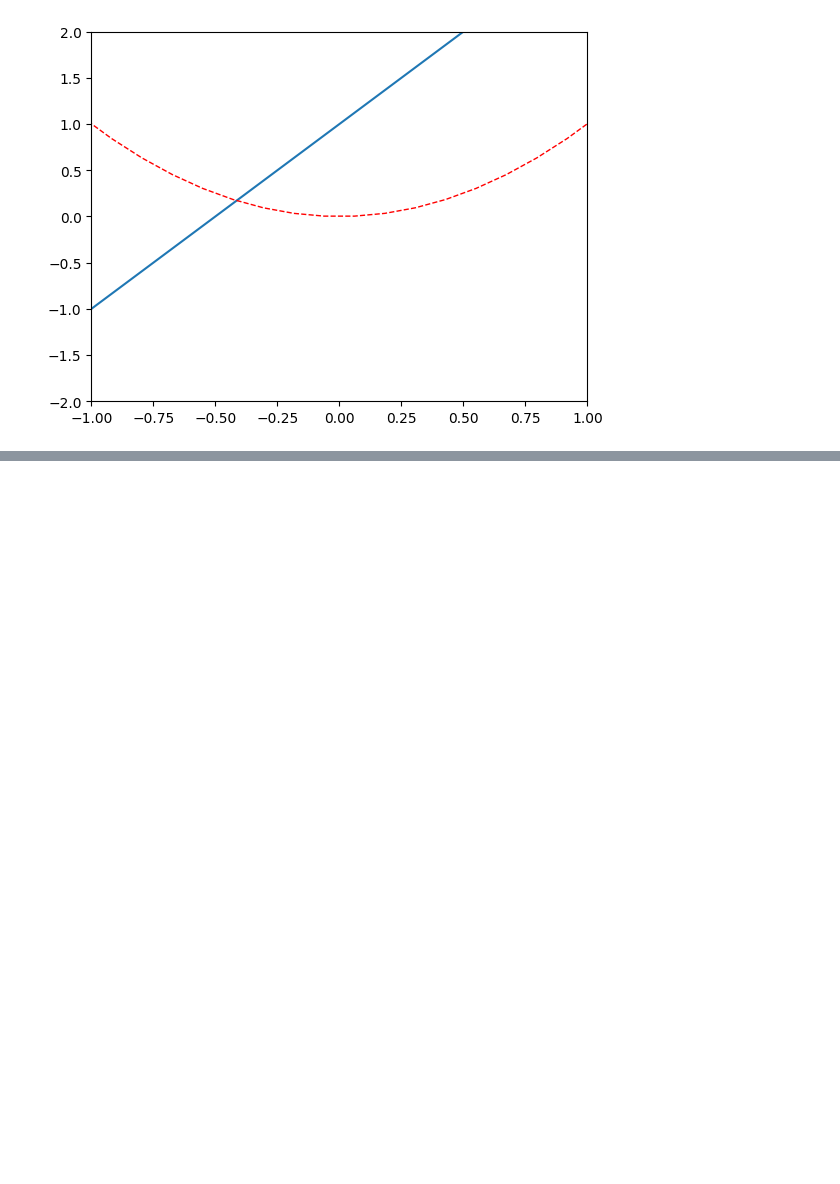
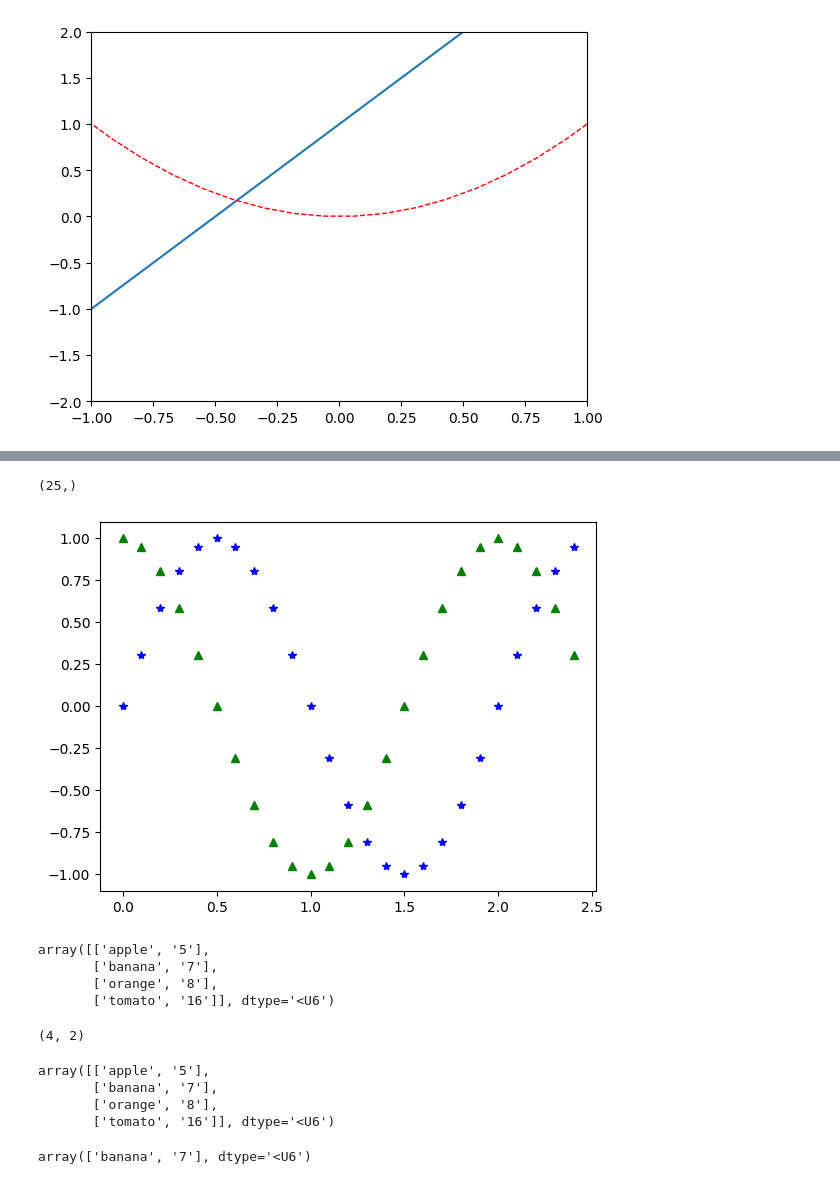
Before and after one commit to HUI-FEN/20230224, a Jupyter notebook: lesson14/lesson14_3.ipynb, the cells around one changed output, grey strips where cells are left out. Cells and saved outputs as stored; diff of their text form; code cells hidden in the pictures; blank space fills up the shorter version.

```diff
--- a/lesson14/lesson14_3.ipynb
+++ b/lesson14/lesson14_3.ipynb
@@ -40,0 +71,42 @@ axes.set_ylim(-2,2)
+# %%
+import math
+array_x = np.arange(0,2.5,0.1)
+display(array_x.shape)
+
+y1 = np.sin(math.pi * array_x)
+y2 = np.cos(math.pi * array_x)
+
+figure, axes = plt.subplots()
+axes.plot(array_x, y1,'b*')
+axes.plot(array_x, y2,'g^')
+
+plt.show()
+# %% [output]
+(25,)
+[figure, added]
+# %%
+data=[("apple","5"),("banana","7"),("orange","8"),("tomato","16")]
+data_array=np.array(data)
+display(data_array)
+# %% [output]
+array([['apple', '5'],
+       ['banana', '7'],
+       ['orange', '8'],
+       ['tomato', '16']], dtype='<U6')
+# %%
+data=[("apple","5"),("banana","7"),("orange","8"),("tomato","16")]
+data_array=np.array(data)
+display(data_array.shape)
+# %% [output]
+(4, 2)
+# %%
+data=[("apple","5"),("banana","7"),("orange","8"),("tomato","16")]
+data_array=np.array(data)
+display(data_array)
+display(data_array[1])
+# %% [output]
+array([['apple', '5'],
+       ['banana', '7'],
+       ['orange', '8'],
+       ['tomato', '16']], dtype='<U6')
+array(['banana', '7'], dtype='<U6')
```
Also changed, not shown: parts of 15 cells of this notebook.
